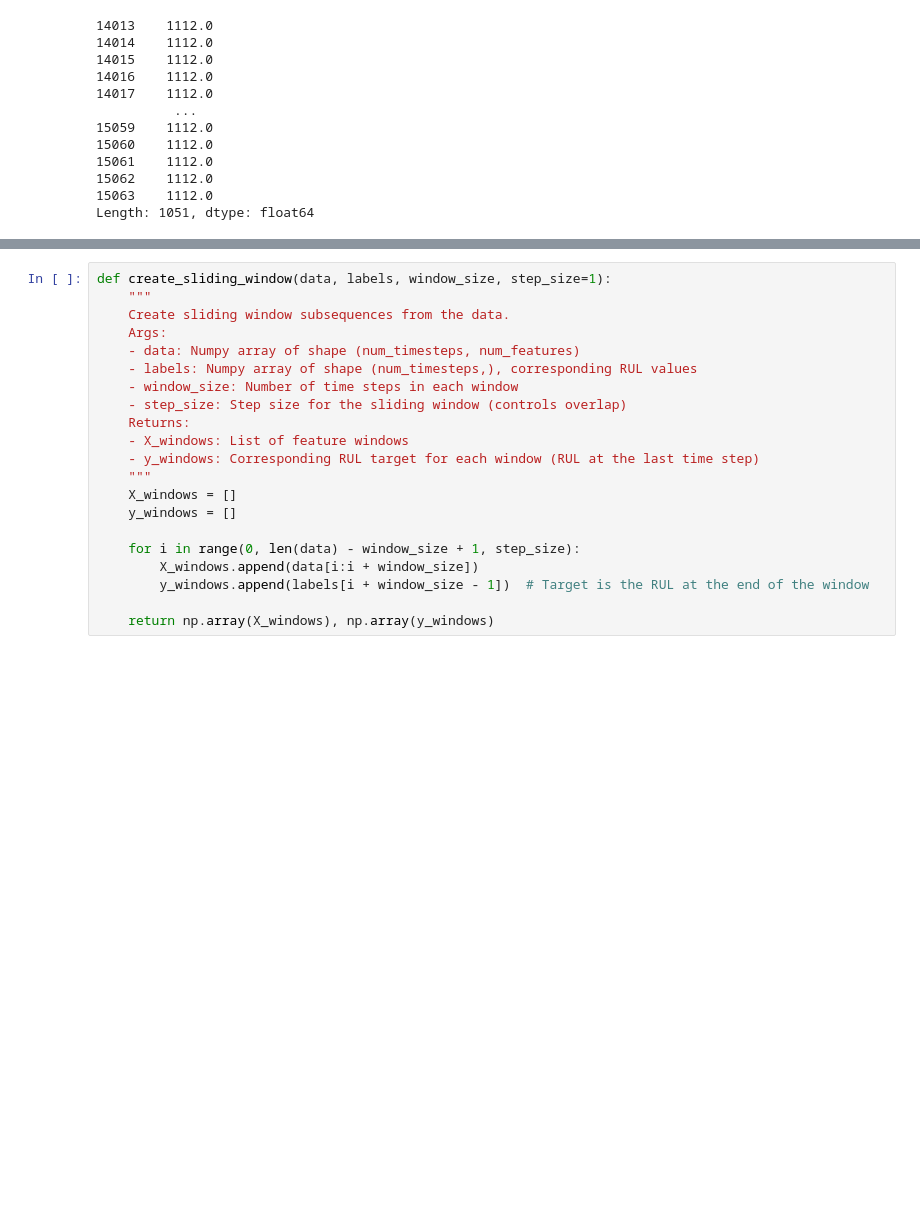
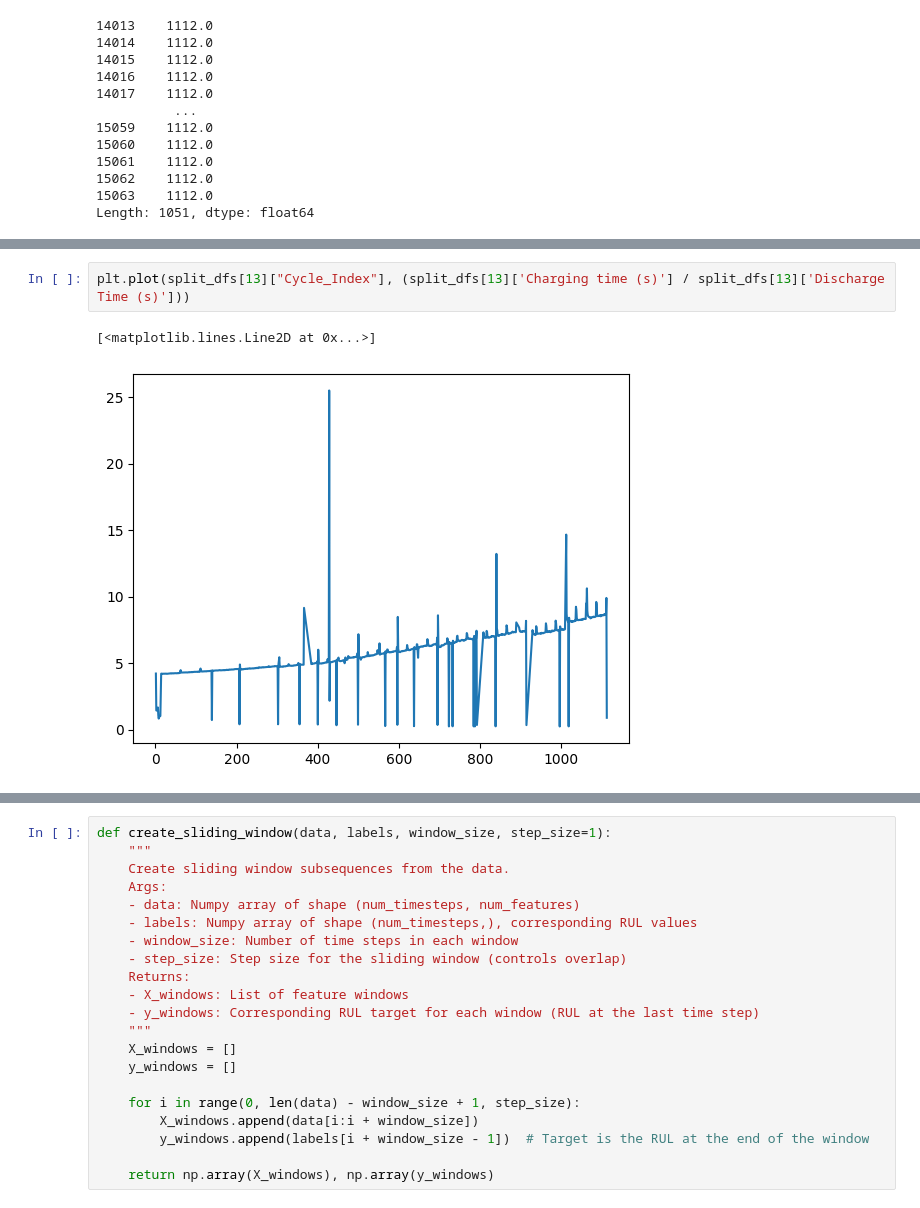
Before and after one commit to Shubham-Mate/Battery-RUL-Prediction-with-Neural-ODEs, a Jupyter notebook: Neural ODE Experiments.ipynb, the cells around one changed output, grey strips where cells are left out. Saved outputs shown, nothing was run; the diff lists cells and outputs as text; blank space fills up the shorter version.

```diff
--- a/Neural ODE Experiments.ipynb
+++ b/Neural ODE Experiments.ipynb
@@ -255,0 +211,5 @@ split_dfs[13]
+# %%
+plt.plot(split_dfs[13]["Cycle_Index"], (split_dfs[13]['Charging time (s)'] / split_dfs[13]['Discharge Time (s)']))
+# %% [output]
+[<matplotlib.lines.Line2D at 0x...>]
+[figure, added]
```
Also changed, not shown: parts of 44 cells of this notebook.
